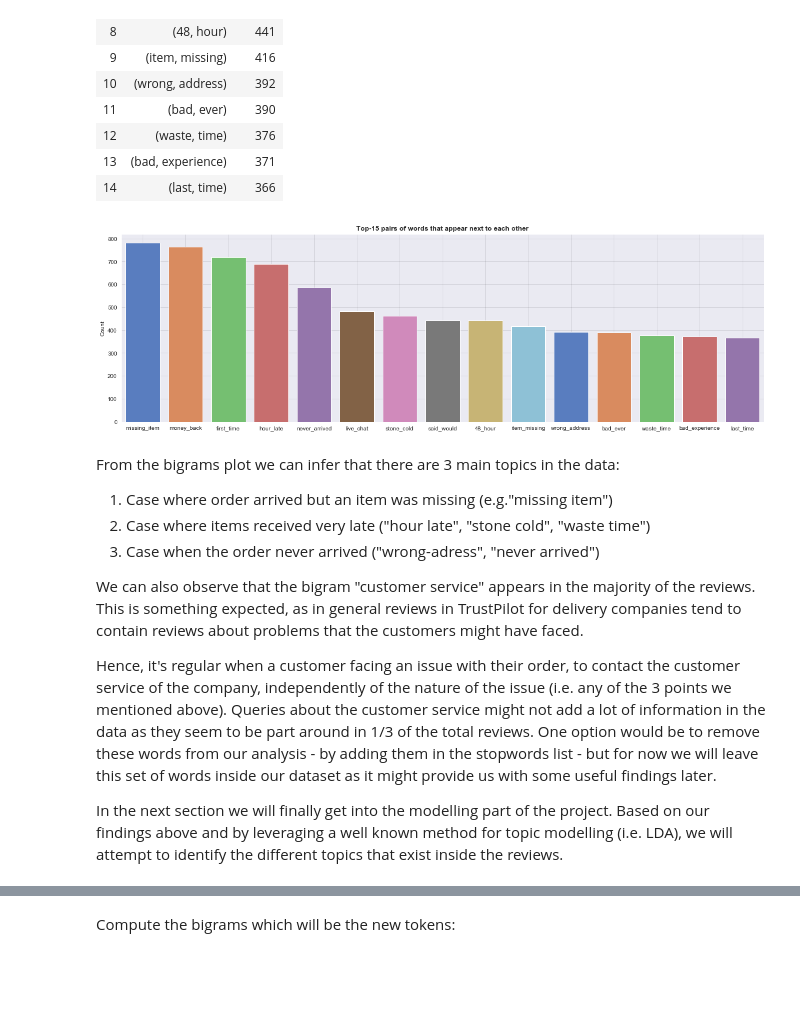
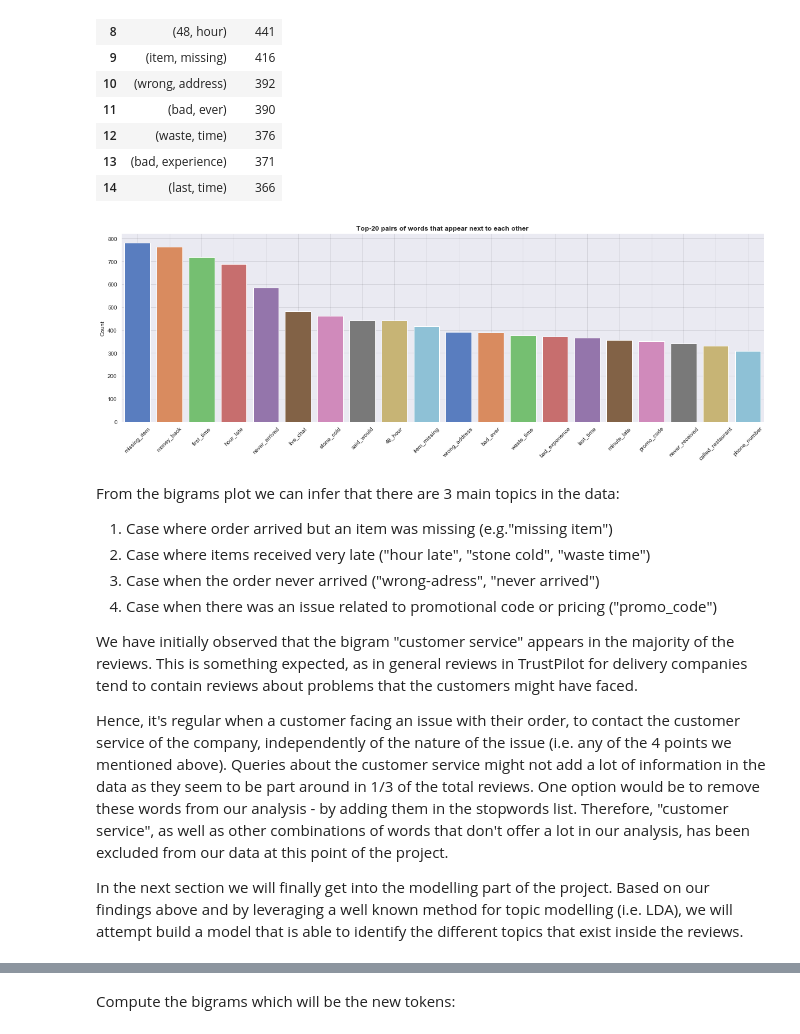
Before and after one commit to gpsyrou/Text_Analysis_of_Consumer_Reviews, a Jupyter notebook: jupyter_notebook/reviews.ipynb, the cells around one changed output, grey strips where cells are left out. Cells and saved outputs as stored; diff of their text form; code cells hidden in the pictures; blank space fills up the shorter version.

```diff
--- a/jupyter_notebook/reviews.ipynb
+++ b/jupyter_notebook/reviews.ipynb
@@ -452,21 +450,22 @@ pd.DataFrame(sorted(bigrams.items(), key=lambda item: item[1], reverse=True), co
 | 13 | (bad, experience) | 371 |
 | 14 | (last, time) | 366 |
 # %%
-plot_bigrams(input_df=reviews_df, text_col='Clean_Review_String', top_n=15, rotation=0.0, figsize=(20, 6))
+plot_bigrams(input_df=reviews_df, text_col='Clean_Review_String', top_n=20, rotation=45, figsize=(20, 6))
 # %% [output]
-[figure, old version]
+[figure, new version]
 # %% [markdown]
 From the bigrams plot we can infer that there are 3 main topics in the data:
 
 1. Case where order arrived but an item was missing (e.g."missing item")
 2. Case where items received very late ("hour late", "stone cold", "waste time")
 3. Case when the order never arrived ("wrong-adress", "never arrived")
+4. Case when there was an issue related to promotional code or pricing ("promo_code")
 
-We can also observe that the bigram "customer service" appears in the majority of the reviews. This is something expected, as in general reviews in TrustPilot for delivery companies tend to contain reviews about problems that the customers might have faced.
+We have initially observed that the bigram "customer service" appears in the majority of the reviews. This is something expected, as in general reviews in TrustPilot for delivery companies tend to contain reviews about problems that the customers might have faced.
 
-Hence, it's regular when a customer facing an issue with their order, to contact the customer service of the company, independently of the nature of the issue (i.e. any of the 3 points we mentioned above). Queries about the customer service might not add a lot of information in the data as they seem to be part around in 1/3 of the total reviews. One option would be to remove these words from our analysis - by adding them in the stopwords list - but for now we will leave this set of words inside our dataset as it might provide us with some useful findings later.
+Hence, it's regular when a customer facing an issue with their order, to contact the customer service of the company, independently of the nature of the issue (i.e. any of the 4 points we mentioned above). Queries about the customer service might not add a lot of information in the data as they seem to be part around in 1/3 of the total reviews. One option would be to remove these words from our analysis - by adding them in the stopwords list. Therefore, "customer service", as well as other combinations of words that don't offer a lot in our analysis, has been excluded from our data at this point of the project.
 
-In the next section we will finally get into the modelling part of the project. Based on our findings above and by leveraging a well known method for topic modelling (i.e. LDA), we will attempt to identify the different topics that exist inside the reviews.
+In the next section we will finally get into the modelling part of the project. Based on our findings above and by leveraging a well known method for topic modelling (i.e. LDA), we will attempt build a model that is able to identify the different topics that exist inside the reviews.
 # %% [markdown]
 <a id="lda"></a>
 ## Latent Dirichlet Allocation (LDA) Model
```
Also changed, not shown: parts of 19 cells of this notebook.
